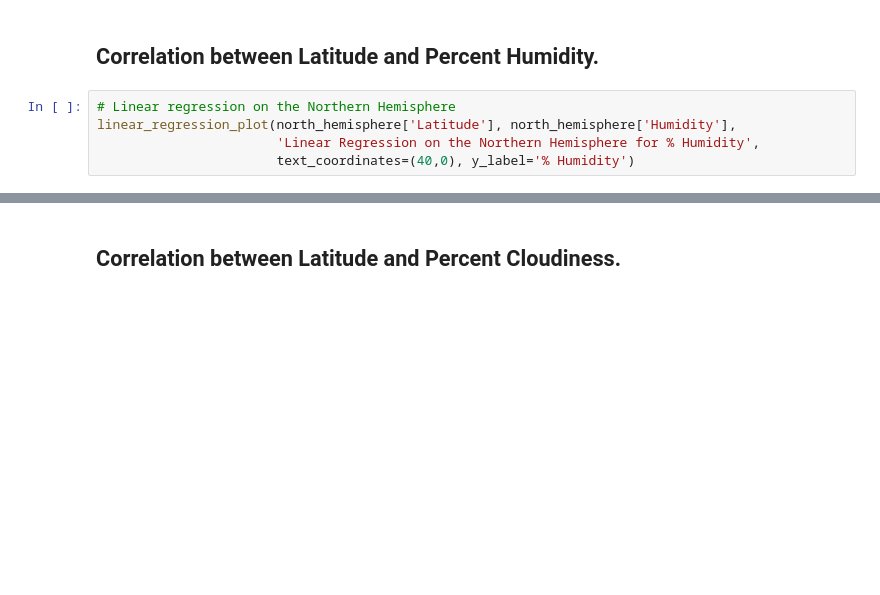
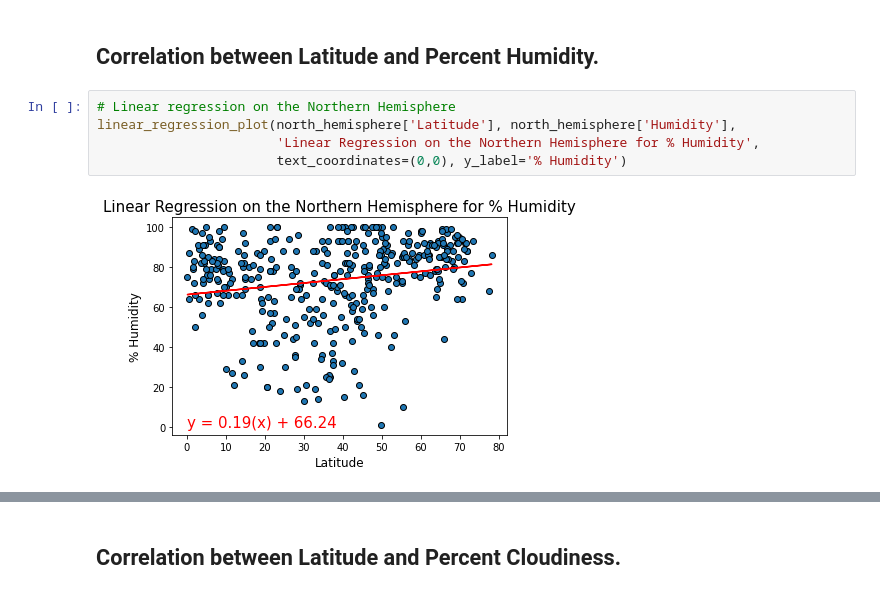
Before and after one commit to mannyinwang/World_Weather-Analysis, a Jupyter notebook: WeatherPy.ipynb, the cells around one changed output, grey strips where cells are left out. Cells and saved outputs as stored; diff of their text form; blank space fills up the shorter version.

```diff
--- a/WeatherPy.ipynb
+++ b/WeatherPy.ipynb
@@ -306,8 +408,10 @@ north_r_value,south_r_value
 # %%
 # Linear regression on the Northern Hemisphere
 linear_regression_plot(north_hemisphere['Latitude'], north_hemisphere['Humidity'],
                        'Linear Regression on the Northern Hemisphere for % Humidity',
-                       text_coordinates=(40,0), y_label='% Humidity')
+                       text_coordinates=(0,0), y_label='% Humidity')
+# %% [output]
+[figure, added]
 # %%
 # Linear regression on the Northern Hemisphere
 linear_regression_plot(south_hemisphere['Latitude'], south_hemisphere['Humidity'],
```
Also changed, not shown: parts of 35 cells of this notebook, 7 other files.
